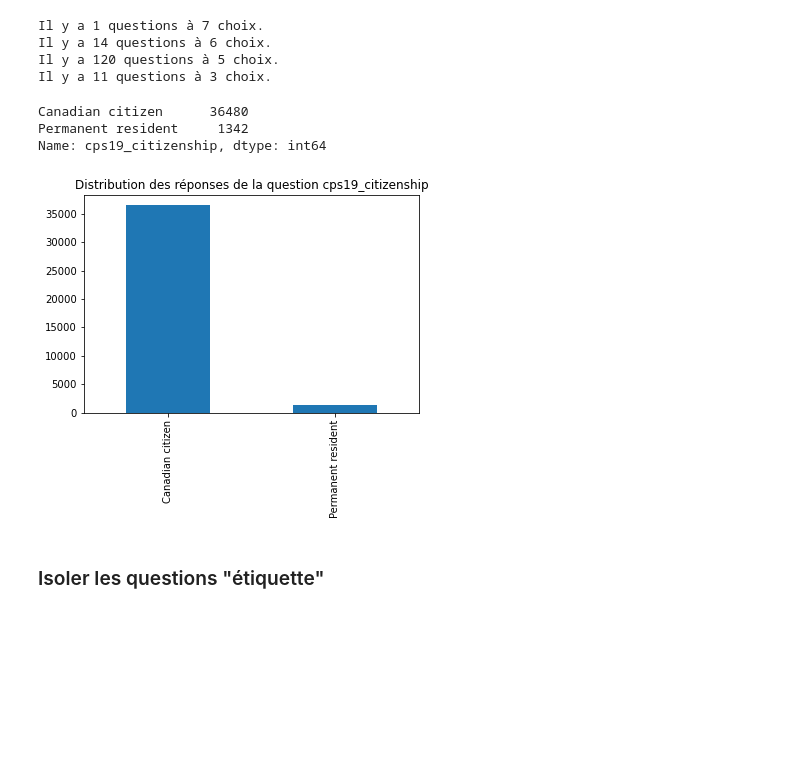
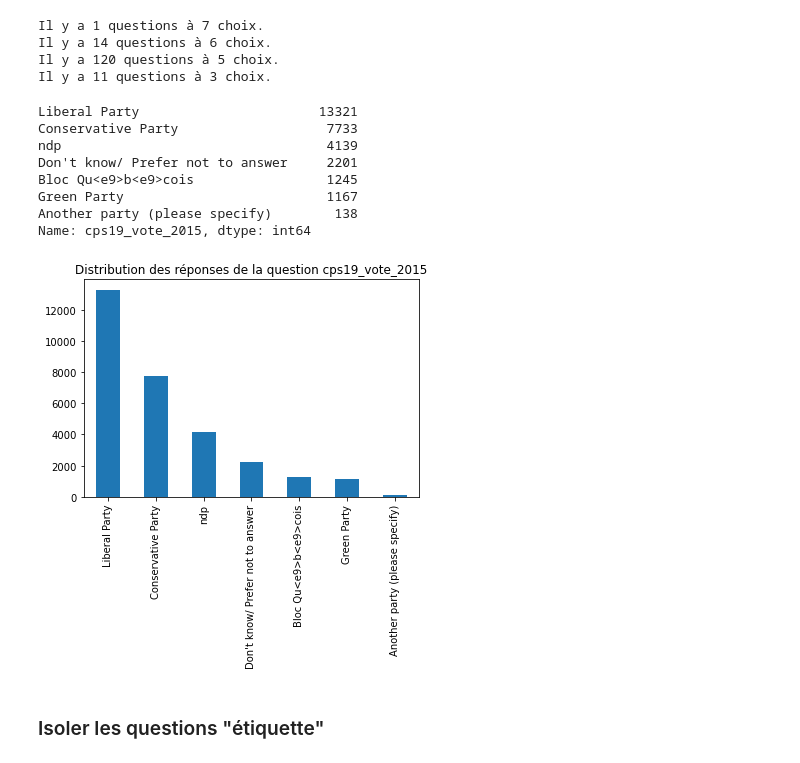
Before and after one commit to n0aaz/Projet_GLO-7027, a Jupyter notebook: traitementDonnees.ipynb, the cells around one changed output. Cells and saved outputs as stored; diff of their text form; code cells hidden in the pictures; blank space fills up the shorter version.

```diff
--- a/traitementDonnees.ipynb
+++ b/traitementDonnees.ipynb
@@ -8,6 +8,6 @@ import math
 import util
 csv_path = 'data/CES19.csv'
 # %%
-df = pd.read_csv(csv_path, index_col=0)
+df = pd.read_csv(csv_path)
 df.head()
 # %% [output]
@@ -93,14 +91,19 @@ Il y a 14 questions à 6 choix.
 Il y a 120 questions à 5 choix.
 Il y a 11 questions à 3 choix.
 # %%
-col_of_interest = "cps19_citizenship"
+col_of_interest = "cps19_vote_2015"
 print(df[col_of_interest].value_counts())
 util.plot_column_values(df, col_of_interest)
 # %% [output]
-Canadian citizen      36480
-Permanent resident     1342
-Name: cps19_citizenship, dtype: int64
+Liberal Party                       13321
+Conservative Party                   7733
+ndp                                  4139
+Don't know/ Prefer not to answer     2201
+Bloc Qu<e9>b<e9>cois                 1245
+Green Party                          1167
+Another party (please specify)        138
+Name: cps19_vote_2015, dtype: int64
-[figure, old version]
+[figure, new version]
 # %% [markdown]
 ### Isoler les questions "étiquette"
 # %%
```
Also changed, not shown: parts of 15 cells of this notebook.
